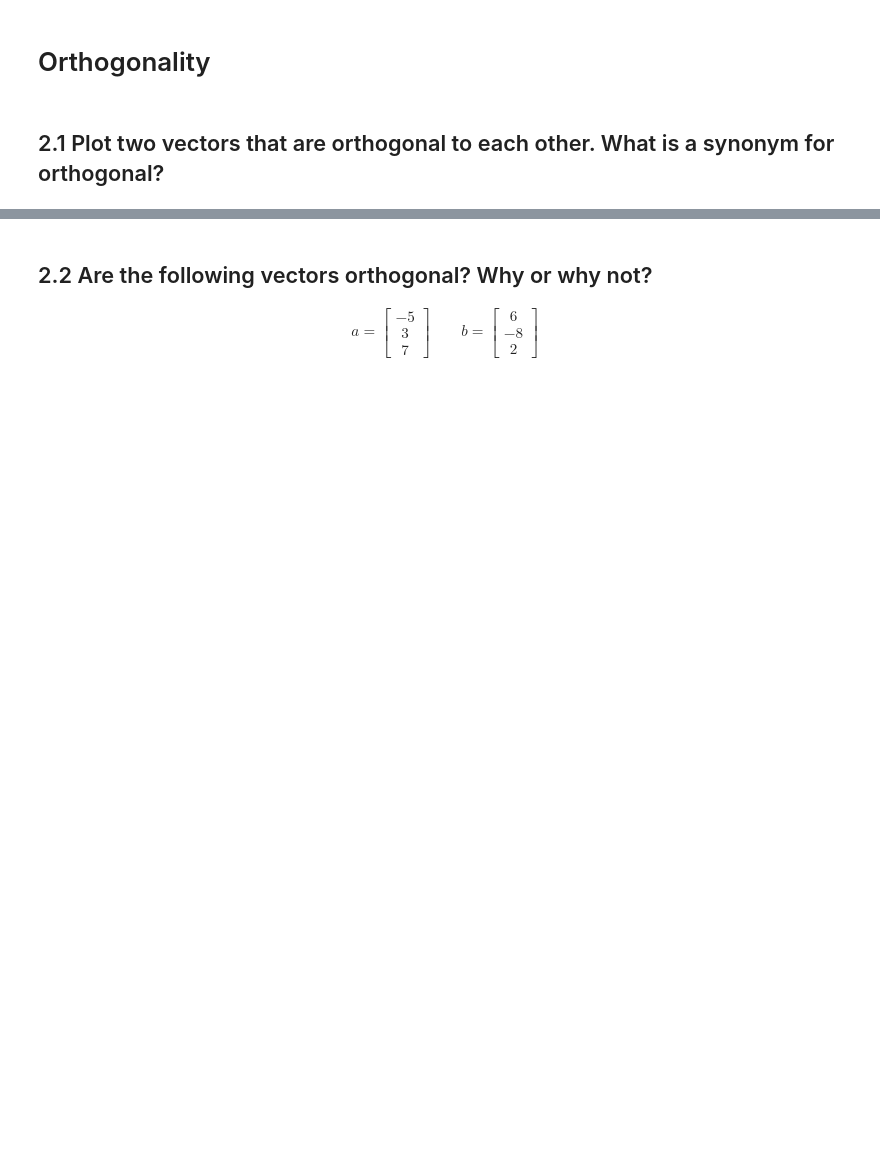
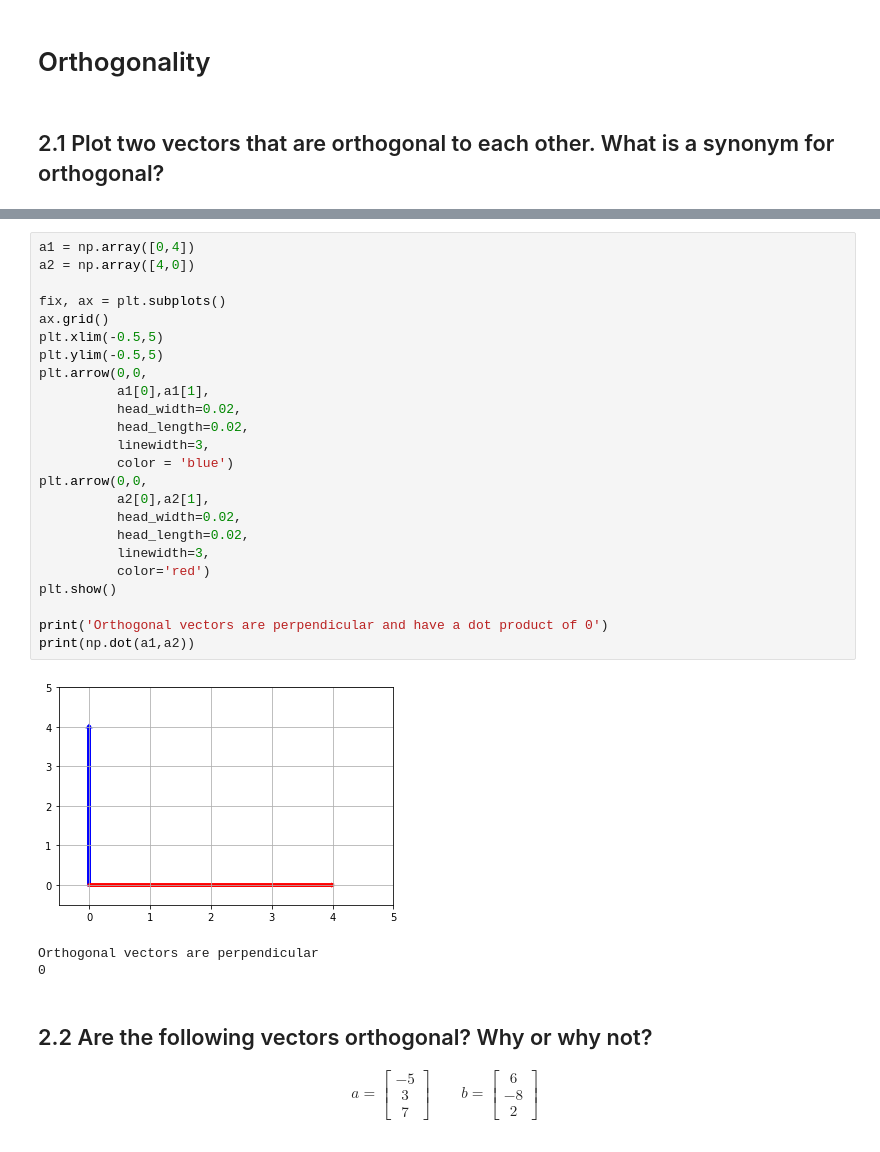
Before and after one commit to vjmiyagi/DS-Unit-1-Sprint-3-Linear-Algebra, a Jupyter notebook: Module2/LS_DS_132_Intermediate_Linear_Algebra_Assignment.ipynb, the cells around one changed output, grey strips where cells are left out. Drawn from its saved outputs; the diff is of its cells as text; blank space fills up the shorter version.

```diff
--- a/Module2/LS_DS_132_Intermediate_Linear_Algebra_Assignment.ipynb
+++ b/Module2/LS_DS_132_Intermediate_Linear_Algebra_Assignment.ipynb
@@ -183,3 +184,31 @@ While I'm sure  perpendicular is what we are going for, thinking in terms of sas
+# %%
+a1 = np.array([0,4])
+a2 = np.array([4,0])
+
+fix, ax = plt.subplots()
+ax.grid()
+plt.xlim(-0.5,5)
+plt.ylim(-0.5,5)
+plt.arrow(0,0,
+          a1[0],a1[1],
+          head_width=0.02,
+          head_length=0.02,
+          linewidth=3,
+          color = 'blue')
+plt.arrow(0,0,
+          a2[0],a2[1],
+          head_width=0.02,
+          head_length=0.02,
+          linewidth=3,
+          color='red')
+plt.show()
+
+print('Orthogonal vectors are perpendicular and have a dot product of 0')
+print(np.dot(a1,a2))
+# %% [output]
+[figure, added]
+Orthogonal vectors are perpendicular
+0
 # %% [markdown]
 ## 2.2 Are the following vectors orthogonal? Why or why not?
 
```
Also changed, not shown: parts of 55 cells of this notebook.
